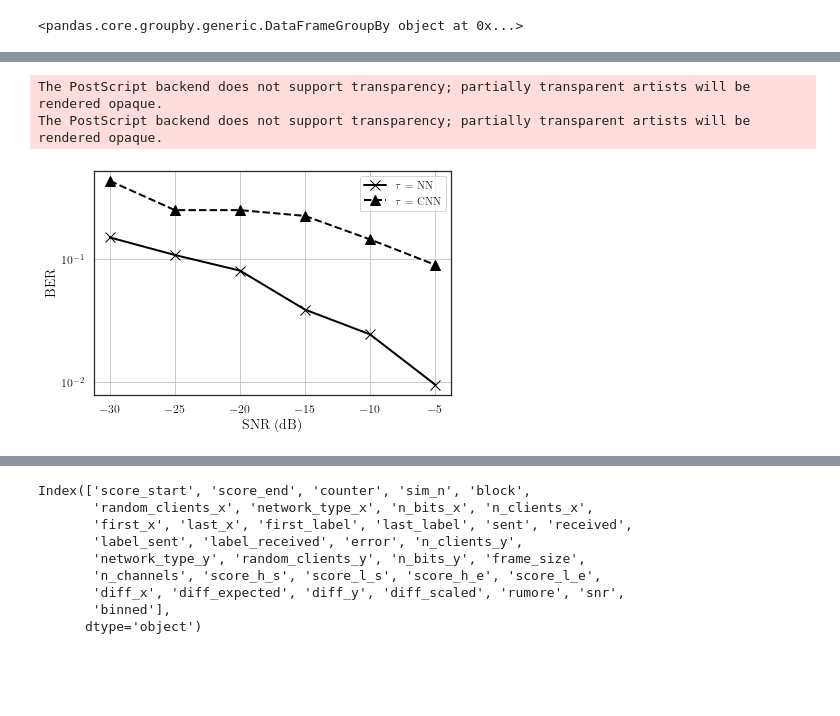
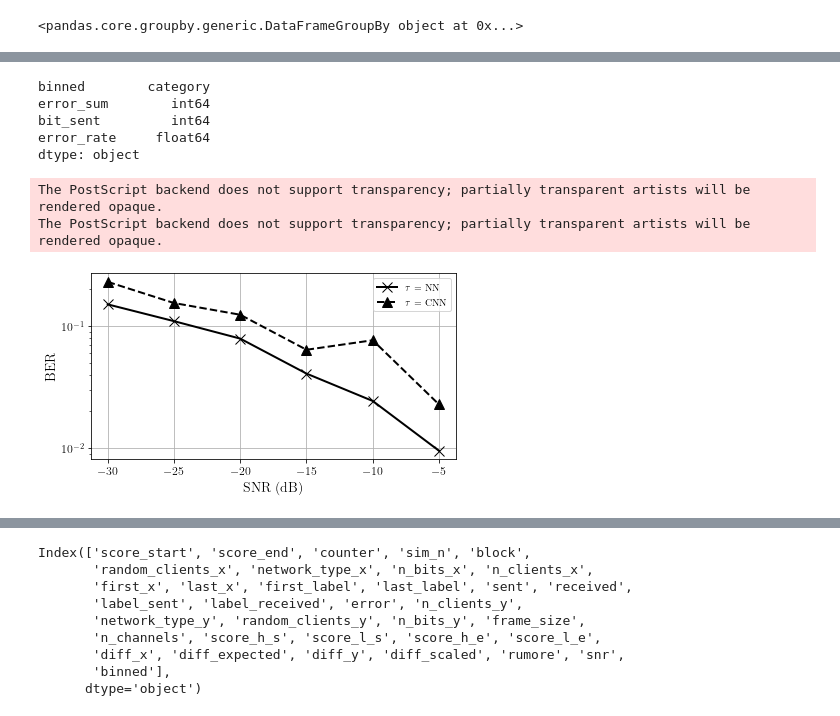
Before and after one commit to IMTAltiStudiLucca/mentalist, a Jupyter notebook: src/plotting.ipynb, the cells around one changed output, grey strips where cells are left out. Saved outputs shown, nothing was run; the diff lists cells and outputs as text; code cells hidden in the pictures; blank space fills up the shorter version.

Commit message:
plots

```diff
--- a/src/plotting.ipynb
+++ b/src/plotting.ipynb
@@ -160,19 +196,6 @@ filtered = df_total_n[df_total_n['E'].str.startswith('Frame start')]
 NameError: name 'df_total_n' is not defined
 # %% [markdown]
 ### Plot with events and bits sent
-# %%
-import matplotlib as mpl
-mpl.rc('font',family='Times New Roman')
-
-csfont = {'fontname':'Times New Roman'}
-
-font = {'fontname': 'Times New Roman',
-        'color': 'black',
-        'weight': 'normal',
-        'size': 12,
-        }
-# %%
-mpl.rc('font',family='Times New Roman')
 # %%
 
 plt.plot(deltas.X,deltas.y_values,'-o',c='b',label='Score variation')
@@ -239,5 +258,3 @@ gb_for_error_rate['error_rate'] =  gb_for_error_rate['error']/(gb_for_error_rate
 import matplotlib.pyplot as plt
 # %%
 gb_for_error_rate = gb_for_error_rate.astype({'sim_n':int})
-# %%
-plt.rcParams.keys()
@@ -1192,32 +1338,43 @@ The PostScript backend does not support transparency; partially transparent arti
 # %%
 test.to_csv('snr_ber_nn.csv')
+# %%
+test = pd.read_csv('snr_ber_nn.csv')
 # %%
 test_cnn = pd.read_csv('snr_ber_cnn.csv')
+# %%
+test.dtypes
+# %% [output]
+binned        category
+error_sum        int64
+bit_sent         int64
+error_rate     float64
+dtype: object
 # %%
 selection_cnn =  (test_cnn.binned >= -30) & (test_cnn.binned < 0)
 selection_nn =   (test.binned >= -30) & (test.binned < 0)
 # %%
+plt.figure(figsize=[6, 3.375])
 plt.plot(test[selection_nn].binned,test[selection_nn].error_rate,'x-',c='black',label=r'$\tau$ = NN',linewidth=2,markersize=10)
 plt.plot(test_cnn[selection_cnn].binned,test_cnn[selection_cnn].error_rate,'^--',c='black',label=r'$\tau$ = CNN',linewidth=2,markersize=10)
 plt.xlabel('SNR (dB)',fontsize=14,fontdict=font)
 plt.ylabel('BER',fontsize=14,fontdict=font)
 plt.xticks(fontsize=12,**font)
 plt.yticks(fontsize=12,**font)
 plt.grid()
 plt.legend(loc='best')
 plt.yscale('log')
 # plt.xlim(-35,0)
 plt.tight_layout()
 
 plt.savefig('plots/snr_ber.png', dpi=300)
 plt.savefig('plots/snr_ber.eps', dpi=300)
 plt.savefig('plots/snr_ber.svg', dpi=300)
 plt.savefig('plots/snr_ber.pdf', dpi=300)
 plt.show()
 # %% [output]
 The PostScript backend does not support transparency; partially transparent artists will be rendered opaque.
 The PostScript backend does not support transparency; partially transparent artists will be rendered opaque.
-[figure, old version]
+[figure, new version]
 # %%
 # for i in sorted(test['sim-n'].unique()):
 #     print(i)
```
Also changed, not shown: parts of 131 cells of this notebook, 1 other file.
